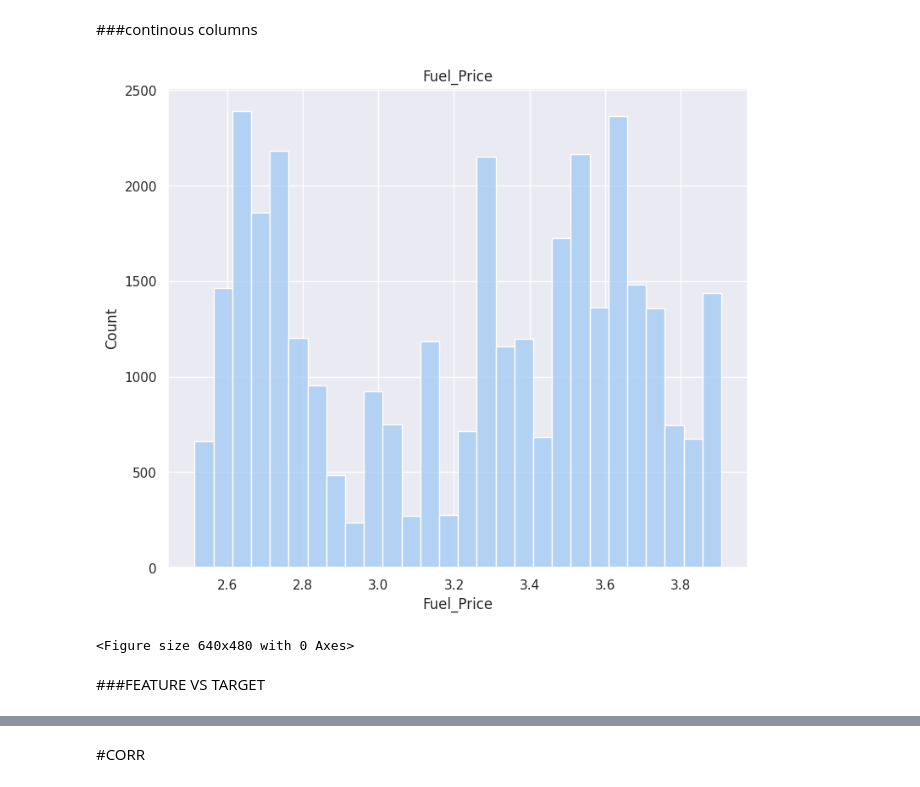
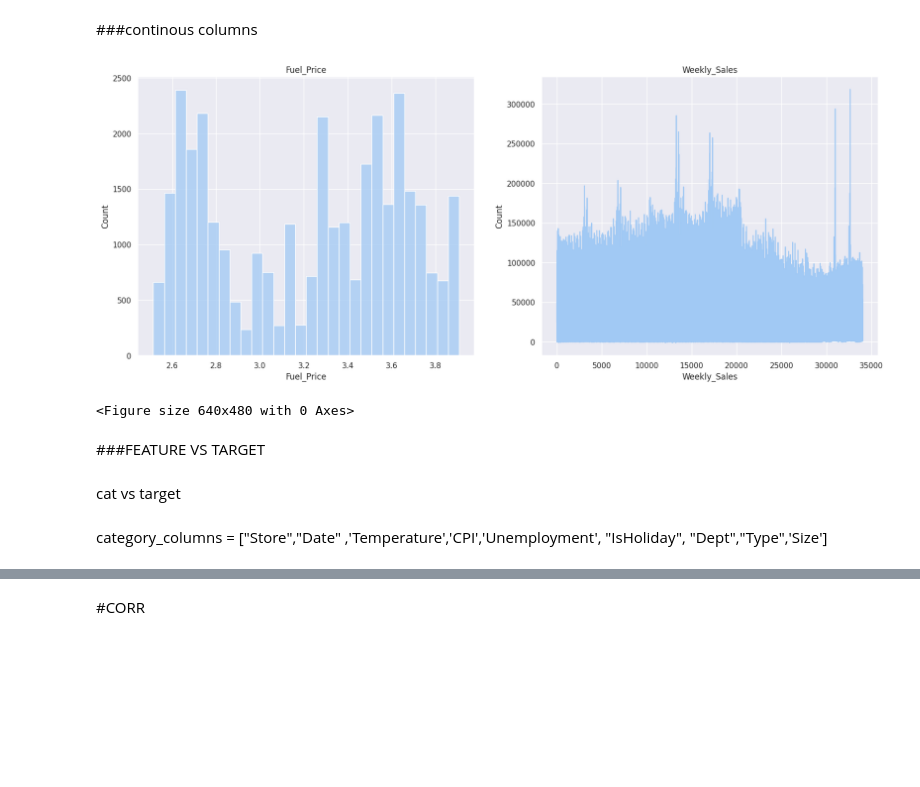
Before and after one commit to Swathi-Thandavarayan/STORE-DATA-PREDICTION, a Jupyter notebook: STORE_DATA_PREDICTION.ipynb, the cells around one changed output, grey strips where cells are left out. Saved outputs shown, nothing was run; the diff lists cells and outputs as text; code cells hidden in the pictures; blank space fills up the shorter version.

```diff
--- a/STORE_DATA_PREDICTION.ipynb
+++ b/STORE_DATA_PREDICTION.ipynb
@@ -638,18 +676,29 @@ plt.show()
 # %%
 sns.set_theme(style='darkgrid',palette='pastel')
 
 plt.figure(figsize=(30,25))
 
-plt.subplot(332)
+plt.subplot(331)
 sns.histplot(stores_data['Fuel_Price'])
 plt.title('Fuel_Price')
 plt.xlabel('Fuel_Price')
 plt.ylabel('Count')
 
+plt.subplot(332)
+sns.lineplot(stores_data['Weekly_Sales'])
+plt.title('Weekly_Sales')
+plt.xlabel('Weekly_Sales')
+plt.ylabel('Count')
+
+
 plt.show()
 plt.tight_layout()
 # %% [output]
-[figure, old version]
+[figure, new version]
 <Figure size 640x480 with 0 Axes>
 # %% [markdown]
 ###FEATURE VS TARGET
+# %% [markdown]
+cat vs target
+# %% [markdown]
+category_columns = ["Store","Date" ,'Temperature','CPI','Unemployment',  "IsHoliday", "Dept","Type",'Size']
```
Also changed, not shown: parts of 17 cells of this notebook.
